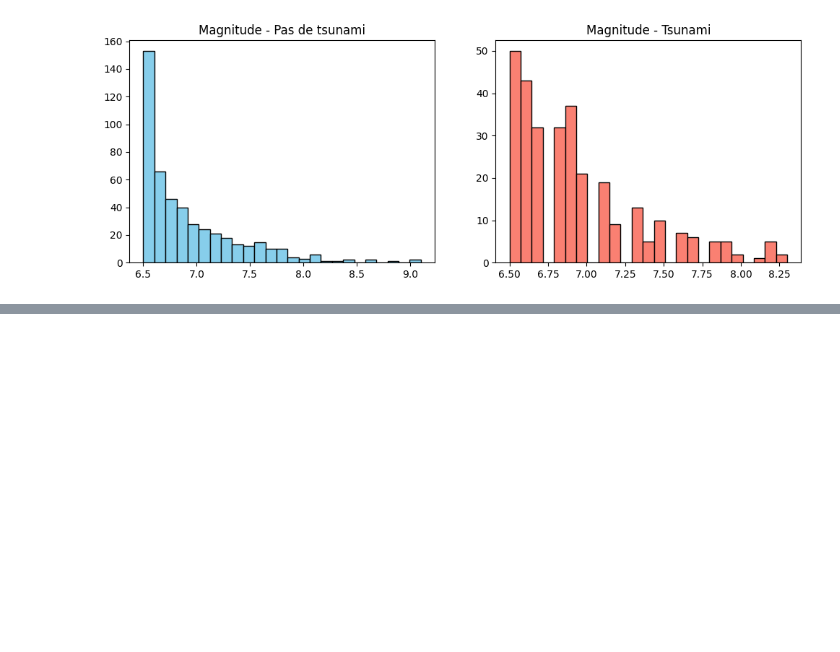
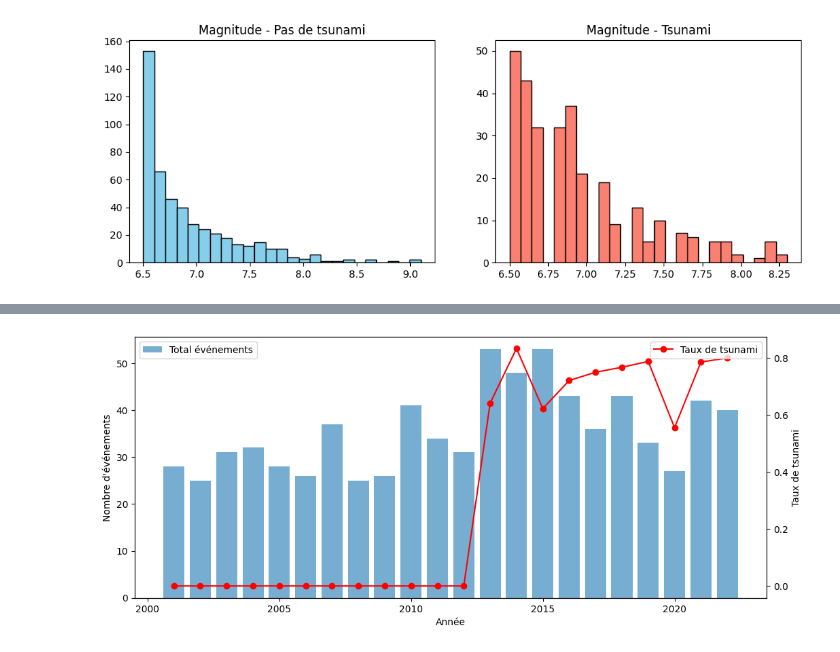
Before and after one commit to ayoub1999hannachi/earthquake-tsunami, a Jupyter notebook: notebooks/earthquake-tsunami.ipynb, the cells around one changed output, grey strips where cells are left out. Drawn from its saved outputs; the diff is of its cells as text; code cells hidden in the pictures; blank space fills up the shorter version.

```diff
--- a/notebooks/earthquake-tsunami.ipynb
+++ b/notebooks/earthquake-tsunami.ipynb
@@ -106,0 +139,15 @@ Text(0.5, 1.0, 'Magnitude - Tsunami')
+# %%
+if 'Year' in df.columns:
+    yearly = df.groupby('Year')[TARGET].agg(['count','sum'])
+    yearly['tsunami_rate'] = yearly['sum'] / yearly['count']
+    fig, ax1 = plt.subplots(figsize=(12,5))
+    ax1.bar(yearly.index, yearly['count'], alpha=0.6, label='Total événements')
+    ax1.set_ylabel('Nombre d\'événements')
+    ax2 = ax1.twinx()
+    ax2.plot(yearly.index, yearly['tsunami_rate'], color='red', marker='o', label='Taux de tsunami')
+    ax2.set_ylabel('Taux de tsunami')
+    ax1.set_xlabel('Année')
+    ax1.legend(loc='upper left')
+    ax2.legend(loc='upper right')
+# %% [output]
+[figure, added]
```
Also changed, not shown: parts of 3 cells of this notebook, 1 other file.
